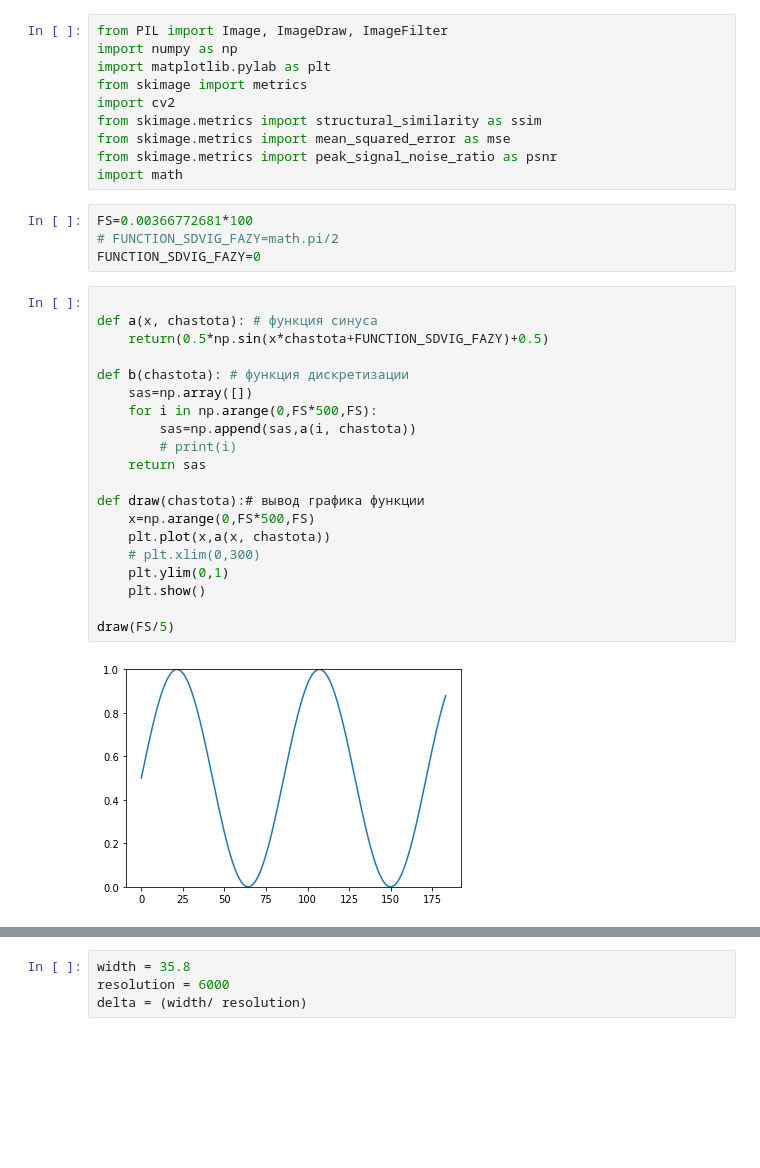
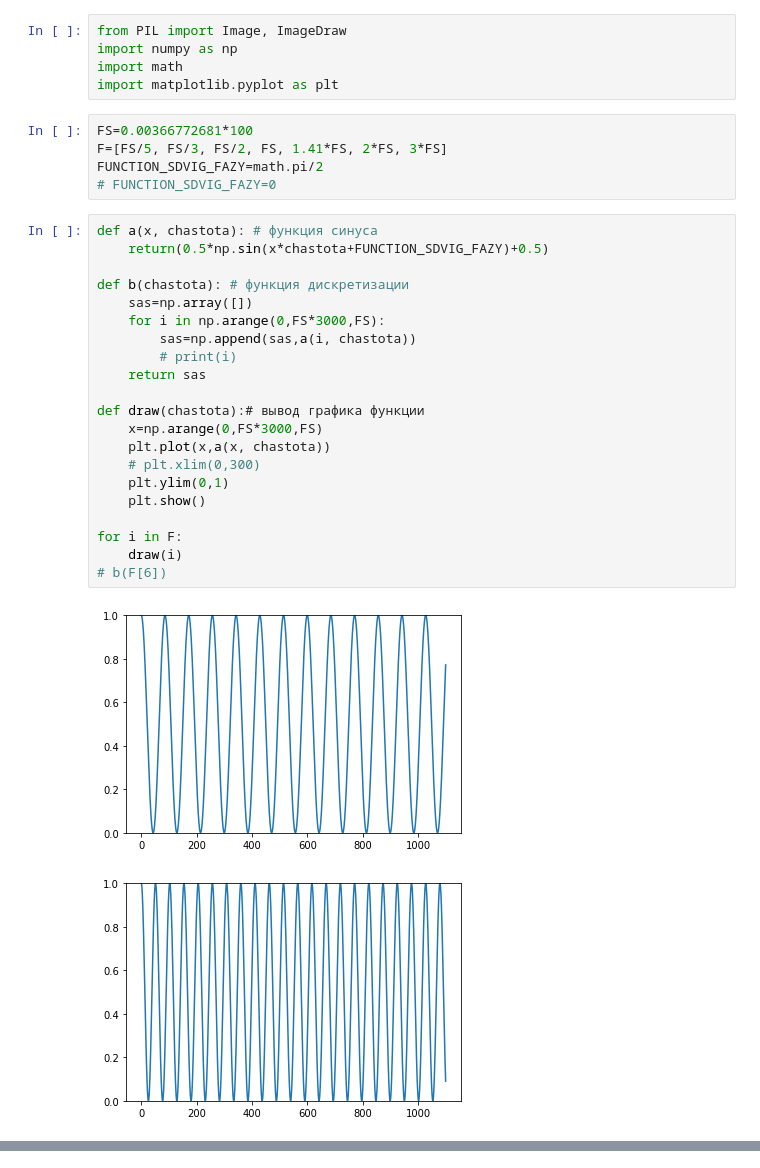
Before and after one commit to Shrek4/labs_2022, a Jupyter notebook: тех зрение/3/3.ipynb, the cells around one changed output, grey strips where cells are left out. Saved outputs shown, nothing was run; the diff lists cells and outputs as text; blank space fills up the shorter version.

```diff
--- a/тех зрение/3/3.ipynb
+++ b/тех зрение/3/3.ipynb
@@ -1,36 +1,34 @@
-# %%
-from PIL import Image, ImageDraw, ImageFilter
-import numpy as np
-import matplotlib.pylab as plt
-from skimage import metrics
-import cv2
-from skimage.metrics import structural_similarity as ssim
-from skimage.metrics import mean_squared_error as mse
-from skimage.metrics import peak_signal_noise_ratio as psnr
-import math
+# %%
+from PIL import Image, ImageDraw
+import numpy as np
+import math
+import matplotlib.pyplot as plt
 # %%
 FS=0.00366772681*100
-# FUNCTION_SDVIG_FAZY=math.pi/2
-FUNCTION_SDVIG_FAZY=0
+F=[FS/5, FS/3, FS/2, FS, 1.41*FS, 2*FS, 3*FS]
+FUNCTION_SDVIG_FAZY=math.pi/2
+# FUNCTION_SDVIG_FAZY=0
 # %%
-
 def a(x, chastota): # функция синуса
     return(0.5*np.sin(x*chastota+FUNCTION_SDVIG_FAZY)+0.5)
 
 def b(chastota): # функция дискретизации
     sas=np.array([])
-    for i in np.arange(0,FS*500,FS):
+    for i in np.arange(0,FS*3000,FS):
         sas=np.append(sas,a(i, chastota))
         # print(i)
     return sas
 
 def draw(chastota):# вывод графика функции
-    x=np.arange(0,FS*500,FS)
+    x=np.arange(0,FS*3000,FS)
     plt.plot(x,a(x, chastota))
     # plt.xlim(0,300)
     plt.ylim(0,1)
     plt.show()
 
-draw(FS/5)
+for i in F:
+    draw(i)
+# b(F[6])
 # %% [output]
-[figure, old version]
+[figure, new version]
+[figure, added]
@@ -37,4 +39,0 @@ draw(FS/5)
-# %%
-width = 35.8
-resolution = 6000
-delta = (width/ resolution)
```
Also changed, not shown: parts of 8 cells of this notebook, 51 other files.
